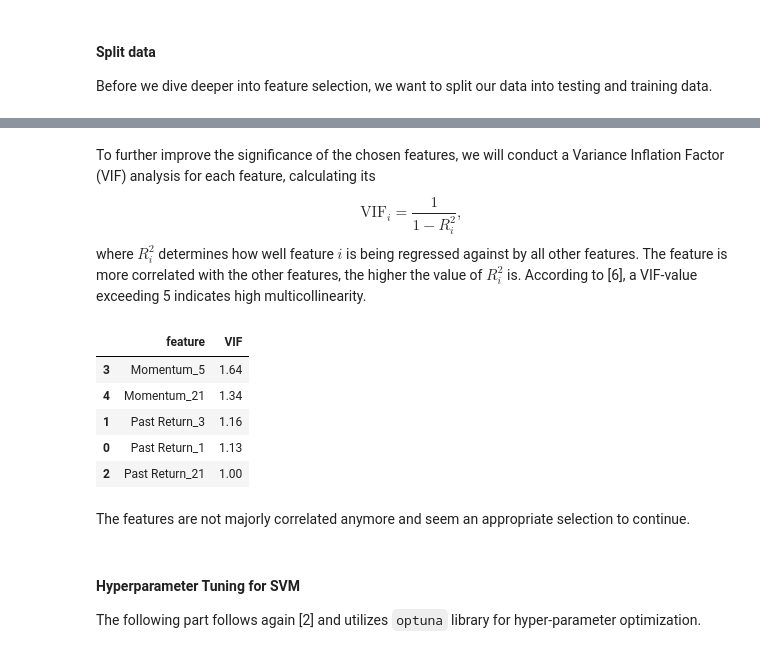
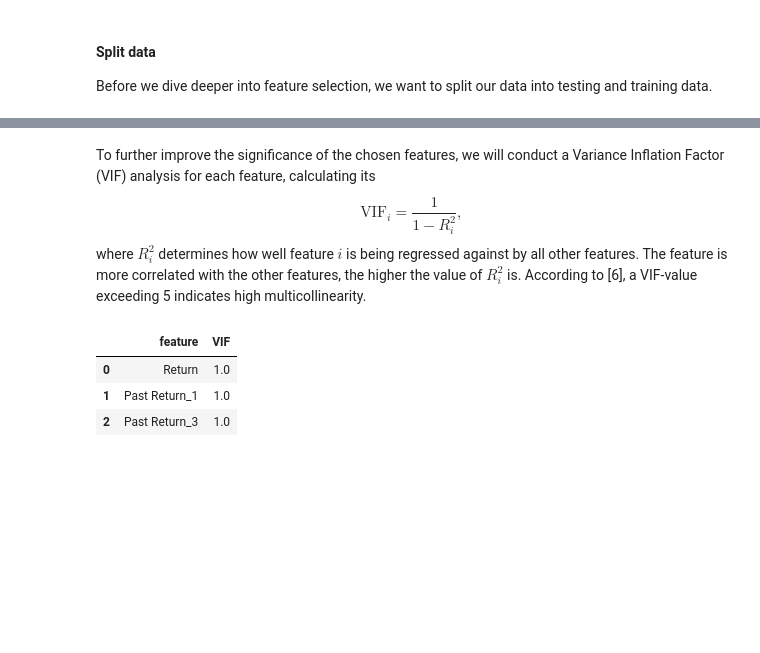
Before and after one commit to heidi123123/cqf, a Jupyter notebook: Exams/3/Exam 3.ipynb, the cells around one changed output, grey strips where cells are left out. Saved outputs shown, nothing was run; the diff lists cells and outputs as text; code cells hidden in the pictures; blank space fills up the shorter version.

```diff
--- a/Exams/3/Exam 3.ipynb
+++ b/Exams/3/Exam 3.ipynb
@@ -363,21 +329,0 @@ Unlike the exercise sheets [6], we will use `RandomForestClassifier()` instead o
-# %%
-def rfecv_method(X_train, X_test, y_train, display_dataframe=0):
-    model = RandomForestClassifier(n_estimators=50, random_state=42)
-    rfecv = RFECV(estimator=model, cv=5, scoring='accuracy')
-    rfecv.fit(X_train, y_train)
-    X_train_selected = rfecv.transform(X_train)
-    X_test_selected = rfecv.transform(X_test)
-    selected_features = X_train.columns[rfecv.get_support()]
-    if display_dataframe:
-        rankings_df = pd.DataFrame({'Feature': X_train.columns,
-                                    'Ranking': rfecv.ranking_})
-        print(rankings_df.sort_values(by='Ranking'))
-    return X_train_selected, X_test_selected, selected_features
-
-
-X_train_rfecv, X_test_rfecv, selected_features_rfecv = rfecv_method(
-    pd.DataFrame(X_train_kbest, columns=selected_features_kbest),
-    pd.DataFrame(X_test_kbest, columns=selected_features_kbest), y_train, display_dataframe=1)
-
-print("")
-print("RFECV selected features:", selected_features_rfecv)
@@ -419,0 +366,21 @@ Similar argument can be used to drop Momentum_1 which is highly correlated with
+# %%
+def rfecv_method(X_train, X_test, y_train, step=0.1, n_estimators=100, display_dataframe=0):
+    model = RandomForestClassifier(n_estimators=n_estimators, random_state=42)
+    rfecv = RFECV(estimator=model, step=step, cv=5, scoring="accuracy")
+    rfecv.fit(X_train, y_train)
+    X_train_selected = rfecv.transform(X_train)
+    X_test_selected = rfecv.transform(X_test)
+    selected_features = X_train.columns[rfecv.get_support()]
+    if display_dataframe:
+        rankings_df = pd.DataFrame({'Feature': X_train.columns,
+                                    'Ranking': rfecv.ranking_})
+        print(rankings_df.sort_values(by="Ranking"))
+    return X_train_selected, X_test_selected, selected_features
+
+
+X_train_rfecv, X_test_rfecv, selected_features_rfecv = rfecv_method(
+    pd.DataFrame(X_train_kbest, columns=selected_features_kbest),
+    pd.DataFrame(X_test_kbest, columns=selected_features_kbest), y_train, display_dataframe=1)
+
+print("")
+print("RFECV selected features:", selected_features_rfecv)
@@ -420,24 +425,20 @@ Similar argument can be used to drop Momentum_1 which is highly correlated with
 # %%
 # X_train_corr = pd.DataFrame(X_train_rfecv, columns=selected_features_rfecv).drop(columns=["Momentum_1", "EMA_21"])
 # X_test_corr = pd.DataFrame(X_test_rfecv, columns=selected_features_rfecv).drop(columns=["Momentum_1", "EMA_21"])
-# %% [markdown]
-To further improve the significance of the chosen features, we will conduct a Variance Inflation Factor (VIF) analysis for each feature, calculating its $$\text{VIF}_i =\frac{1}{1-R_i^2},$$ where $R_i^2$ determines how well feature $i$ is being regressed against by all other features. The feature is more correlated with the other features, the higher the value of $R_i^2$ is. According to [6], a VIF-value exceeding 5 indicates high multicollinearity.
+# %% [markdown]
+To further improve the significance of the chosen features, we will conduct a Variance Inflation Factor (VIF) analysis for each feature, calculating its $$\text{VIF}_i =\frac{1}{1-R_i^2},$$ where $R_i^2$ determines how well feature $i$ is being regressed against by all other features. The feature is more correlated with the other features, the higher the value of $R_i^2$ is. According to [6], a VIF-value exceeding 5 indicates high multicollinearity.
 # %%
 def variance_inflation_factor_analysis(X):
     vif_data = pd.DataFrame()
     vif_data["feature"] = X.columns
     vif_data["VIF"] = [variance_inflation_factor(X.values, i) for i in range(len(X.columns))]
     return vif_data
 
 
-vif_data = variance_inflation_factor_analysis(pd.DataFrame(X_train_rfecv, columns=selected_features_rfecv).drop(columns=["Momentum_1", "EMA_21"]))
+vif_data = variance_inflation_factor_analysis(pd.DataFrame(X_train_rfecv, columns=selected_features_rfecv))
 vif_data.round(2).sort_values(by="VIF", ascending=False)
 # %% [output]
 |  | feature | VIF |
-| 3 | Momentum_5 | 1.64 |
-| 4 | Momentum_21 | 1.34 |
-| 1 | Past Return_3 | 1.16 |
-| 0 | Past Return_1 | 1.13 |
-| 2 | Past Return_21 | 1.00 |
+| 0 | Return | 1.0 |
+| 1 | Past Return_1 | 1.0 |
+| 2 | Past Return_3 | 1.0 |
-# %% [markdown]
-The features are not majorly correlated anymore and seem an appropriate selection to continue.
@@ -447,4 +444,0 @@ X_test_selected = pd.DataFrame(X_test_rfecv, columns=selected_features_rfecv)
-# %% [markdown]
-#### Hyperparameter Tuning for SVM
-
-The following part follows again [2] and utilizes `optuna` library for hyper-parameter optimization.
```
Also changed, not shown: parts of 46 cells of this notebook, 1 other file.
